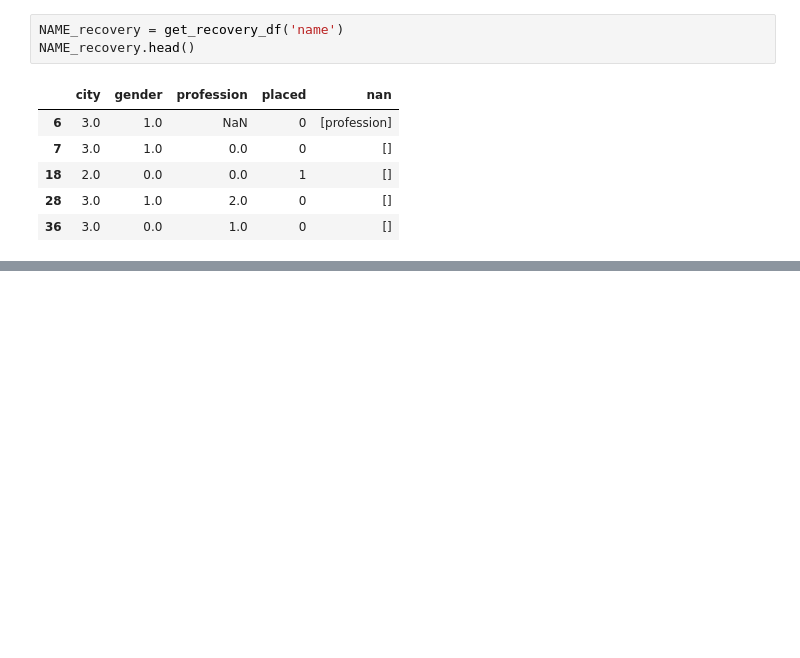
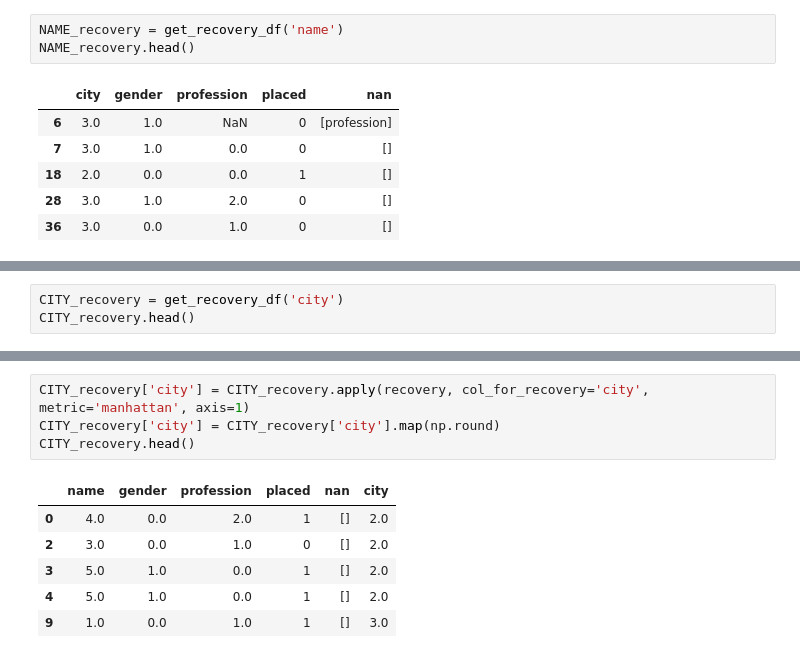
Before and after one commit to fadeeva/nakedML, a Jupyter notebook: MLnotes/001.ipynb, the cells around one changed output, grey strips where cells are left out. Cells and saved outputs as stored; diff of their text form; blank space fills up the shorter version.

Commit message:
recovered city and gender

```diff
--- a/MLnotes/001.ipynb
+++ b/MLnotes/001.ipynb
@@ -405,0 +409,3 @@ NAME_recovery.head()
+# %%
+CITY_recovery = get_recovery_df('city')
+CITY_recovery.head()
@@ -405,0 +419,11 @@ NAME_recovery.head()
+# %%
+CITY_recovery['city'] = CITY_recovery.apply(recovery, col_for_recovery='city', metric='manhattan', axis=1)
+CITY_recovery['city'] = CITY_recovery['city'].map(np.round)
+CITY_recovery.head()
+# %% [output]
+|  | name | gender | profession | placed | nan | city |
+| 0 | 4.0 | 0.0 | 2.0 | 1 | [] | 2.0 |
+| 2 | 3.0 | 0.0 | 1.0 | 0 | [] | 2.0 |
+| 3 | 5.0 | 1.0 | 0.0 | 1 | [] | 2.0 |
+| 4 | 5.0 | 1.0 | 0.0 | 1 | [] | 2.0 |
+| 9 | 1.0 | 0.0 | 1.0 | 1 | [] | 3.0 |
```
Also changed, not shown: parts of 6 cells of this notebook.
